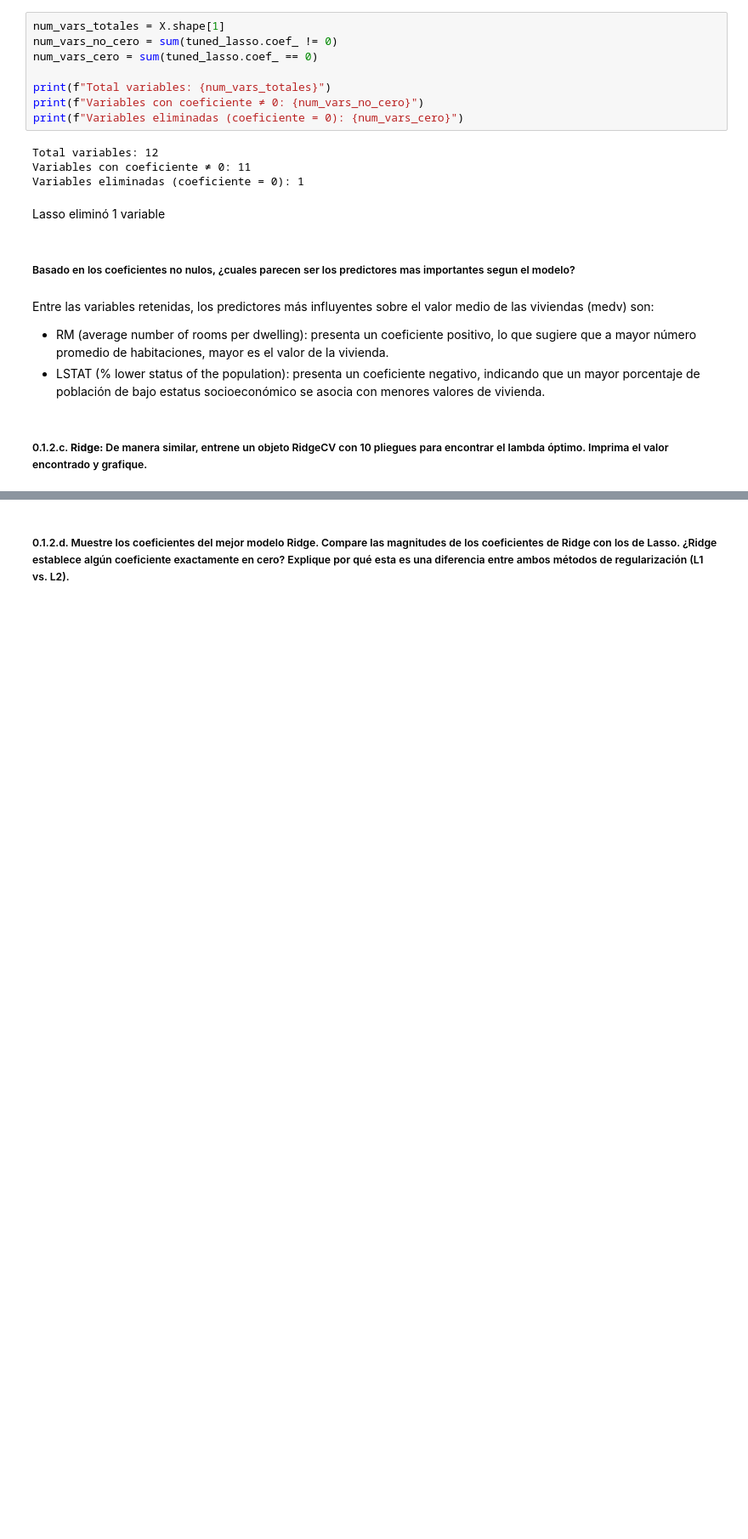
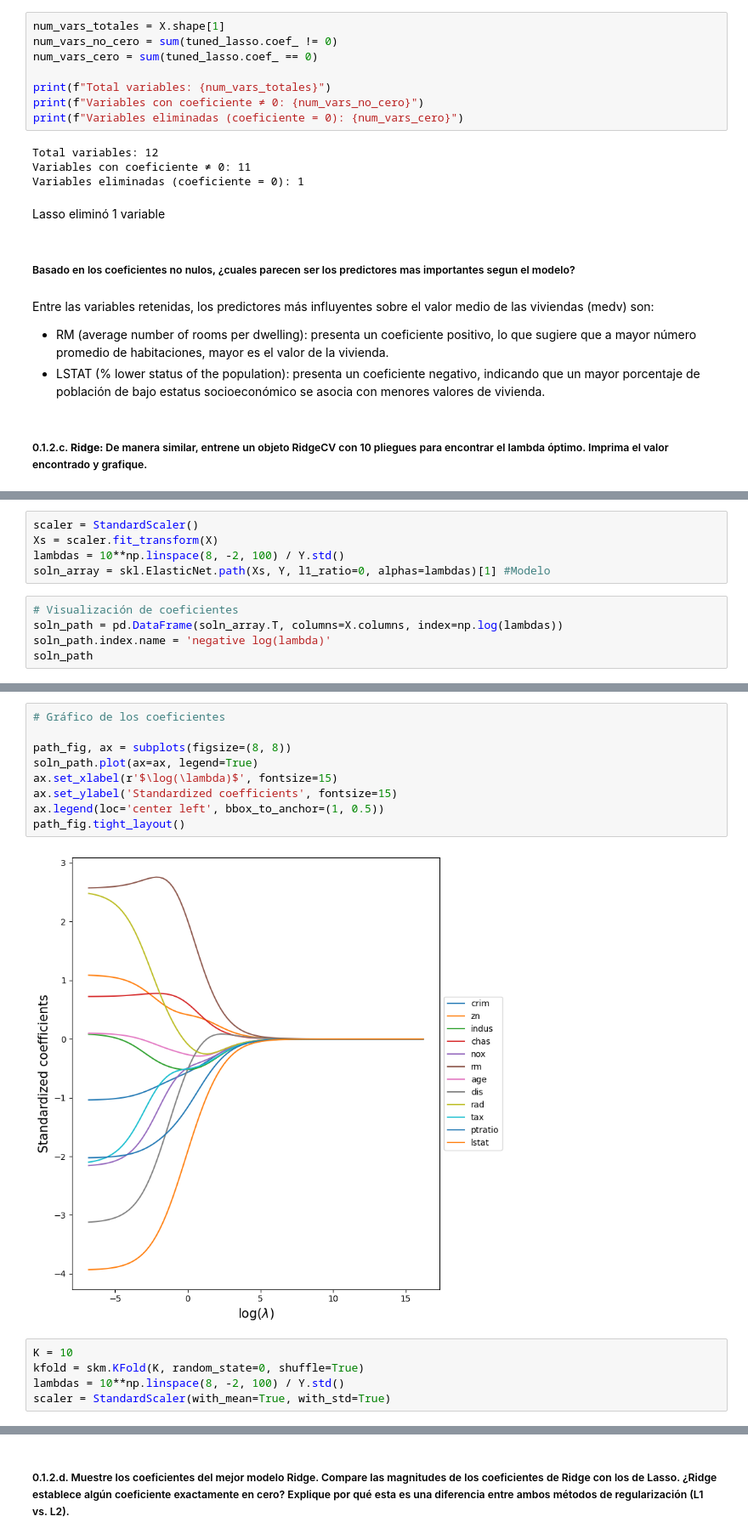
Before and after one commit to MariaLesly/Machine-Learning-G3, a Jupyter notebook: Tarea2_ML.ipynb, the cells around one changed output, grey strips where cells are left out. Shown: that part at 85% size. Saved outputs shown, nothing was run; the diff lists cells and outputs as text; blank space fills up the shorter version.

```diff
--- a/Tarea2_ML.ipynb
+++ b/Tarea2_ML.ipynb
@@ -232,0 +194,10 @@ Lambda óptimo (RidgeCV): 7.3950381584157325
+# %%
+scaler = StandardScaler()
+Xs = scaler.fit_transform(X)
+lambdas = 10**np.linspace(8, -2, 100) / Y.std()
+soln_array = skl.ElasticNet.path(Xs, Y, l1_ratio=0, alphas=lambdas)[1] #Modelo
+# %%
+# Visualización de coeficientes
+soln_path = pd.DataFrame(soln_array.T, columns=X.columns, index=np.log(lambdas))
+soln_path.index.name = 'negative log(lambda)'
+soln_path
@@ -232,0 +219,16 @@ Lambda óptimo (RidgeCV): 7.3950381584157325
+# %%
+# Gráfico de los coeficientes
+
+path_fig, ax = subplots(figsize=(8, 8))
+soln_path.plot(ax=ax, legend=True)
+ax.set_xlabel(r'$\log(\lambda)$', fontsize=15)
+ax.set_ylabel('Standardized coefficients', fontsize=15)
+ax.legend(loc='center left', bbox_to_anchor=(1, 0.5))
+path_fig.tight_layout()
+# %% [output]
+[figure, added]
+# %%
+K = 10
+kfold = skm.KFold(K, random_state=0, shuffle=True)
+lambdas = 10**np.linspace(8, -2, 100) / Y.std()
+scaler = StandardScaler(with_mean=True, with_std=True)
```
Also changed, not shown: parts of 17 cells of this notebook.
